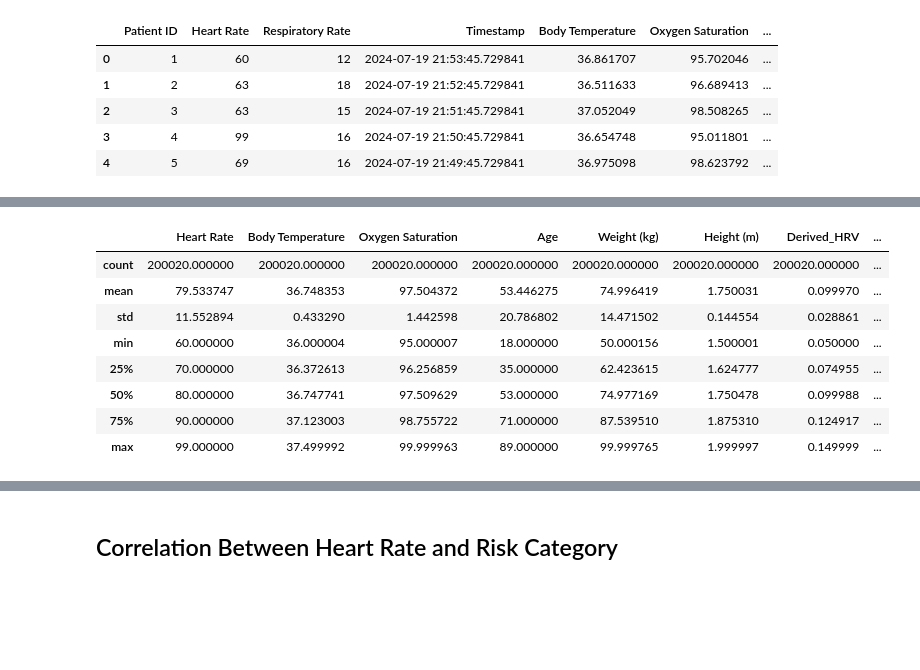
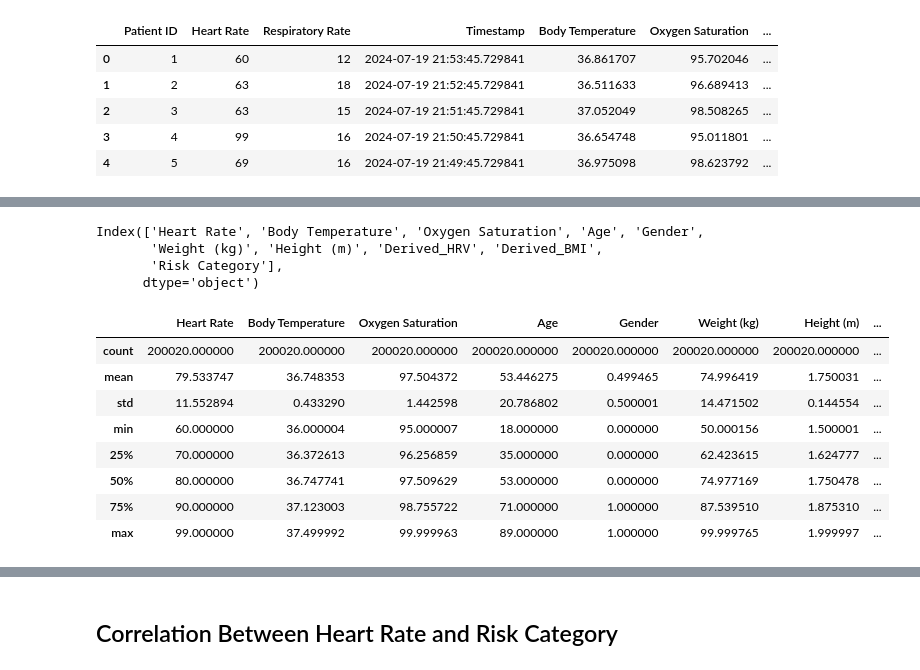
Before and after one commit to Ritushwar/safetronics, a Jupyter notebook: visualize.ipynb, the cells around one changed output, grey strips where cells are left out. Cells and saved outputs as stored; diff of their text form; code cells hidden in the pictures; blank space fills up the shorter version.

```diff
--- a/visualize.ipynb
+++ b/visualize.ipynb
@@ -41,0 +49,3 @@ df_1 = df.drop(['Respiratory Rate','Timestamp','Systolic Blood Pressure','Diasto
+# %%
+# dropping the time stamp
+df_1 = df.drop(['Timestamp'],axis=1)   # drop column wise
@@ -41,0 +62,11 @@ df_1 = df.drop(['Respiratory Rate','Timestamp','Systolic Blood Pressure','Diasto
+# %%
+# checking the relation betweeen Heart Rate and Respiratory Rate
+# both are continuos so Pearson is suitable
+# ensure for numeric value
+df_1['Heart Rate'] = pd.to_numeric(df_1['Heart Rate'],errors='coerce')
+df_1['Respiratory Rate'] = pd.to_numeric(df_1['Respiratory Rate'],errors='coerce')
+df_corr = df_1[['Heart Rate', 'Respiratory Rate']]
+pearson = df_corr['Heart Rate'].corr(df_corr['Respiratory Rate'])
+print(f"Pearson: {pearson}")
+
+# result show that there is low relation between them
@@ -41,0 +75,10 @@ df_1 = df.drop(['Respiratory Rate','Timestamp','Systolic Blood Pressure','Diasto
+# %%
+# checking relation between Respiratory Rate and Target
+# one is continuos and another is binary so point-biserial is suitable
+df_1['Risk Category'] = pd.to_numeric(df_1['Risk Category'], errors='coerce')
+df_corr2 = df_1[['Respiratory Rate', 'Risk Category']]
+from scipy import stats
+pb_r, pb_p = stats.pointbiserialr(df_corr2['Respiratory Rate'], df_corr2['Risk Category'])
+print(f"point-biserial r={pb_r:.4f}, p={pb_p}")
+
+# we cannot drop the features only based on this, can't conclude due the value of p
@@ -41,0 +149,3 @@ df_1 = df.drop(['Respiratory Rate','Timestamp','Systolic Blood Pressure','Diasto
+# %%
+## Drop unused columns
+df_2 = df_1.drop(['Respiratory Rate','Systolic Blood Pressure','Diastolic Blood Pressure','Derived_Pulse_Pressure','Derived_MAP'], axis=1)
@@ -65,12 +182,27 @@ df_1.set_index('Patient ID', inplace=True)
+# %%
+df_2.columns
+# %% [output]
+Index(['Heart Rate', 'Body Temperature', 'Oxygen Saturation', 'Age', 'Gender',
+       'Weight (kg)', 'Height (m)', 'Derived_HRV', 'Derived_BMI',
+       'Risk Category'],
+      dtype='object')
 # %%
-df_1.describe()
+df_2.describe()
+# count - total no of non missing value
+# mean - average value
+# std - how dataset is spread
+# min - smallest
+# 25% - first quartile
+# 50% - median
+# 75% - 3rd quartile
+# max - highest value
 # %% [output]
-|  | Heart Rate | Body Temperature | Oxygen Saturation | Age | Weight (kg) | Height (m) | Derived_HRV | ... |
+|  | Heart Rate | Body Temperature | Oxygen Saturation | Age | Gender | Weight (kg) | Height (m) | ... |
 | count | 200020.000000 | 200020.000000 | 200020.000000 | 200020.000000 | 200020.000000 | 200020.000000 | 200020.000000 | ... |
-| mean | 79.533747 | 36.748353 | 97.504372 | 53.446275 | 74.996419 | 1.750031 | 0.099970 | ... |
-| std | 11.552894 | 0.433290 | 1.442598 | 20.786802 | 14.471502 | 0.144554 | 0.028861 | ... |
-| min | 60.000000 | 36.000004 | 95.000007 | 18.000000 | 50.000156 | 1.500001 | 0.050000 | ... |
-| 25% | 70.000000 | 36.372613 | 96.256859 | 35.000000 | 62.423615 | 1.624777 | 0.074955 | ... |
-| 50% | 80.000000 | 36.747741 | 97.509629 | 53.000000 | 74.977169 | 1.750478 | 0.099988 | ... |
-| 75% | 90.000000 | 37.123003 | 98.755722 | 71.000000 | 87.539510 | 1.875310 | 0.124917 | ... |
-| max | 99.000000 | 37.499992 | 99.999963 | 89.000000 | 99.999765 | 1.999997 | 0.149999 | ... |
+| mean | 79.533747 | 36.748353 | 97.504372 | 53.446275 | 0.499465 | 74.996419 | 1.750031 | ... |
+| std | 11.552894 | 0.433290 | 1.442598 | 20.786802 | 0.500001 | 14.471502 | 0.144554 | ... |
+| min | 60.000000 | 36.000004 | 95.000007 | 18.000000 | 0.000000 | 50.000156 | 1.500001 | ... |
+| 25% | 70.000000 | 36.372613 | 96.256859 | 35.000000 | 0.000000 | 62.423615 | 1.624777 | ... |
+| 50% | 80.000000 | 36.747741 | 97.509629 | 53.000000 | 0.000000 | 74.977169 | 1.750478 | ... |
+| 75% | 90.000000 | 37.123003 | 98.755722 | 71.000000 | 1.000000 | 87.539510 | 1.875310 | ... |
+| max | 99.000000 | 37.499992 | 99.999963 | 89.000000 | 1.000000 | 99.999765 | 1.999997 | ... |
```
Also changed, not shown: parts of 47 cells of this notebook.
